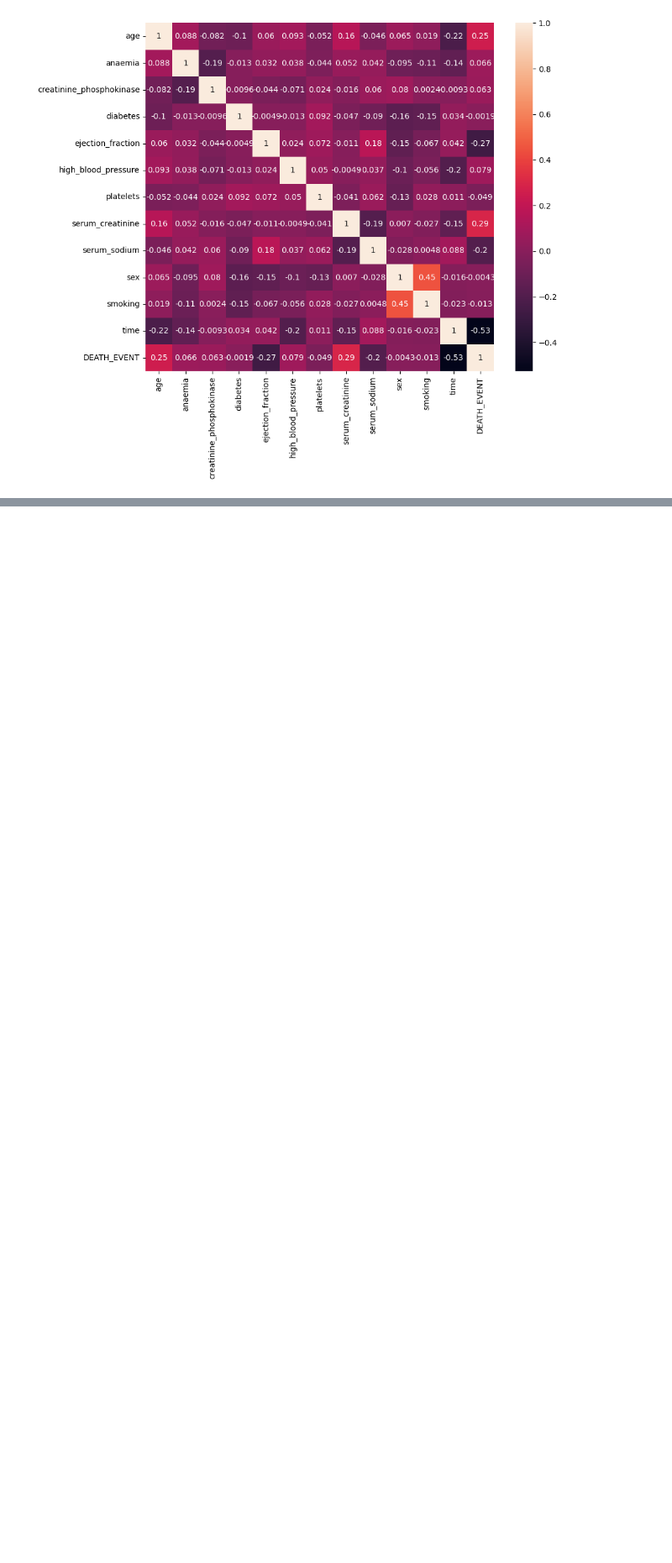
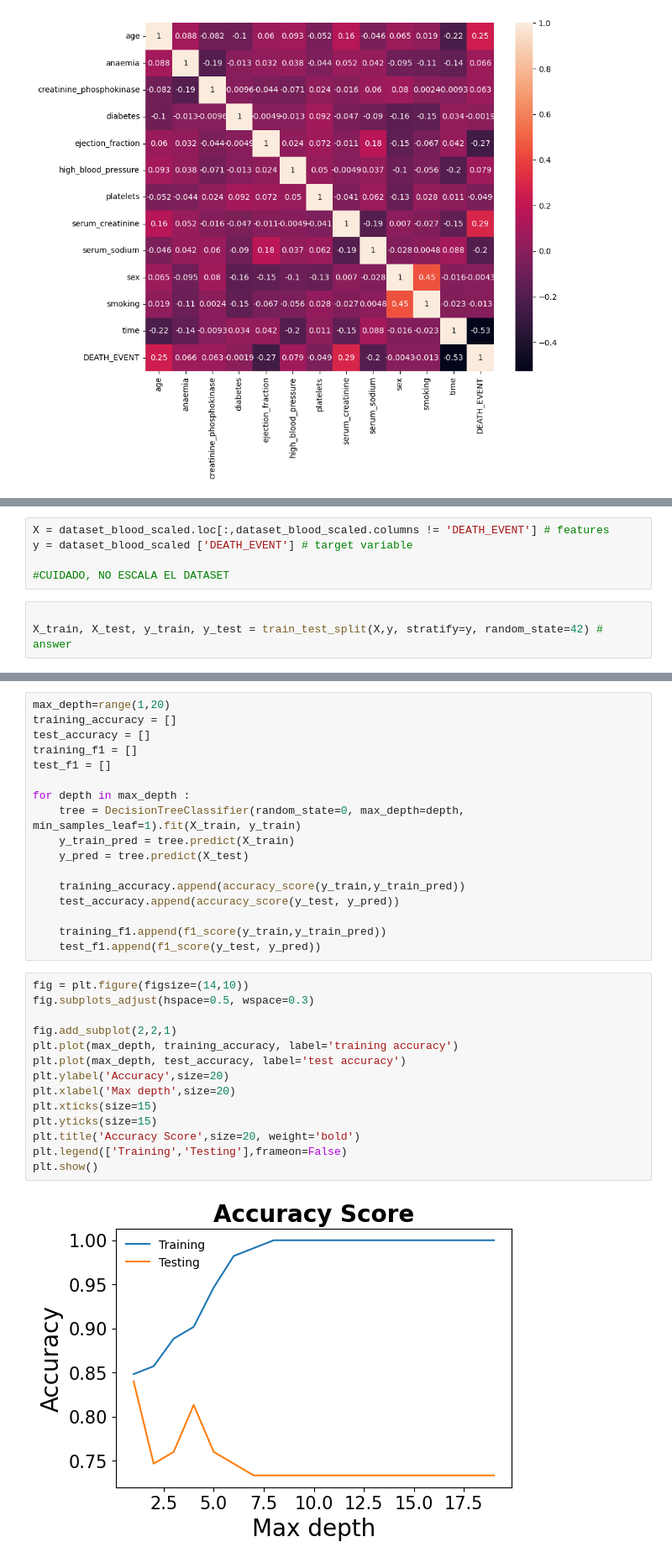
Before and after one commit to mateo-st/ML_UM, a Jupyter notebook: 3º Lab/LAB3 - Mordetzki, Stipanicic.ipynb, the cells around one changed output, grey strips where cells are left out. Shown at 84% size. Drawn from its saved outputs; the diff is of its cells as text; blank space fills up the shorter version.

```diff
--- a/3º Lab/LAB3 - Mordetzki, Stipanicic.ipynb
+++ b/3º Lab/LAB3 - Mordetzki, Stipanicic.ipynb
@@ -135,0 +182,8 @@ plt.show()
+# %%
+X = dataset_blood_scaled.loc[:,dataset_blood_scaled.columns != 'DEATH_EVENT'] # features
+y = dataset_blood_scaled ['DEATH_EVENT'] # target variable
+
+#CUIDADO, NO ESCALA EL DATASET
+# %%
+
+X_train, X_test, y_train, y_test = train_test_split(X,y, stratify=y, random_state=42) # answer
@@ -135,0 +192,33 @@ plt.show()
+# %%
+max_depth=range(1,20)
+training_accuracy = []
+test_accuracy = []
+training_f1 = []
+test_f1 = []
+
+for depth in max_depth :
+    tree = DecisionTreeClassifier(random_state=0, max_depth=depth, min_samples_leaf=1).fit(X_train, y_train)
+    y_train_pred = tree.predict(X_train)
+    y_pred = tree.predict(X_test)
+
+    training_accuracy.append(accuracy_score(y_train,y_train_pred))
+    test_accuracy.append(accuracy_score(y_test, y_pred))
+
+    training_f1.append(f1_score(y_train,y_train_pred))
+    test_f1.append(f1_score(y_test, y_pred))
+# %%
+fig = plt.figure(figsize=(14,10))
+fig.subplots_adjust(hspace=0.5, wspace=0.3)
+
+fig.add_subplot(2,2,1)
+plt.plot(max_depth, training_accuracy, label='training accuracy')
+plt.plot(max_depth, test_accuracy, label='test accuracy')
+plt.ylabel('Accuracy',size=20)
+plt.xlabel('Max depth',size=20)
+plt.xticks(size=15)
+plt.yticks(size=15)
+plt.title('Accuracy Score',size=20, weight='bold')
+plt.legend(['Training','Testing'],frameon=False)
+plt.show()
+# %% [output]
+[figure, added]
```
Also changed, not shown: parts of 14 cells of this notebook, 3 other files.
